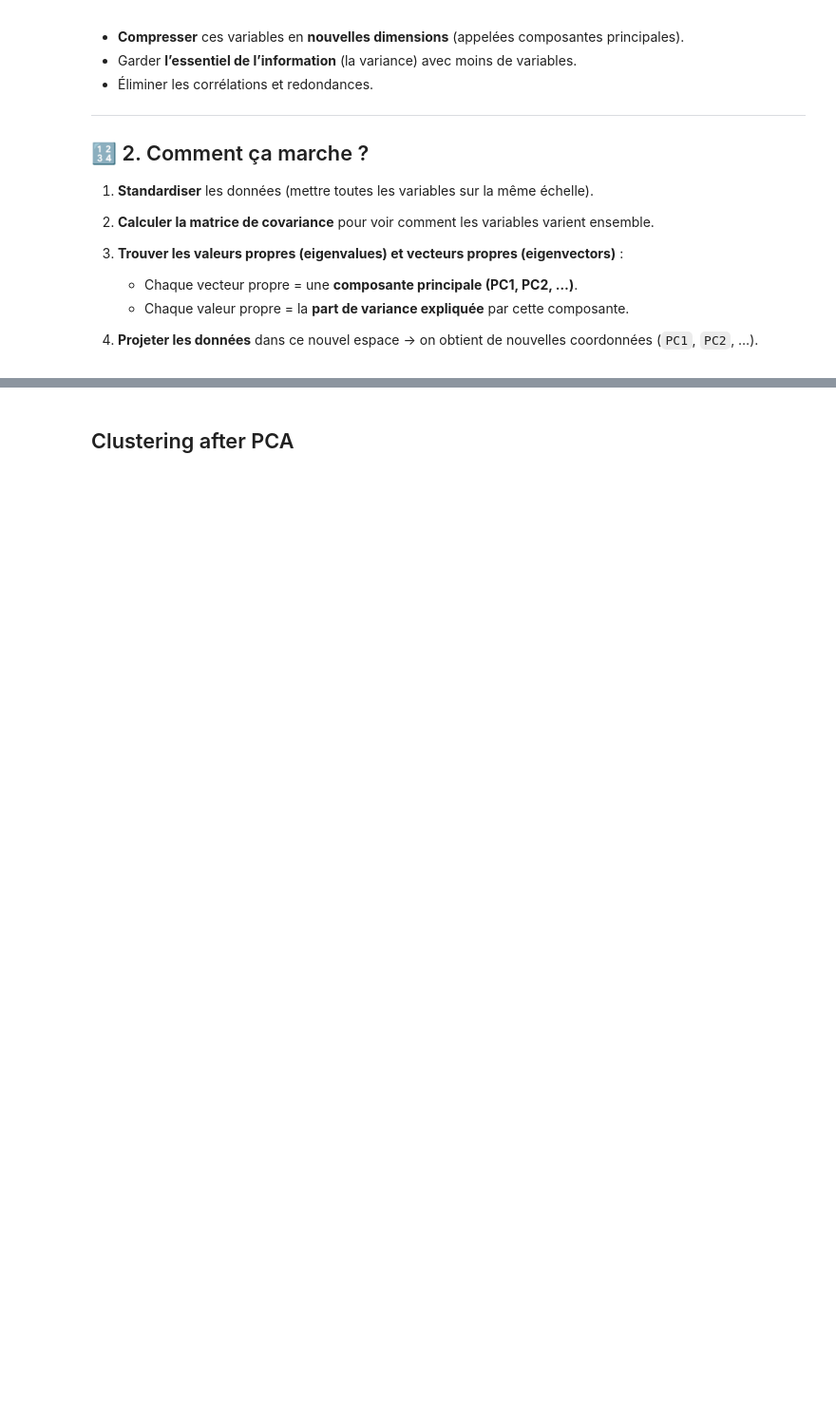
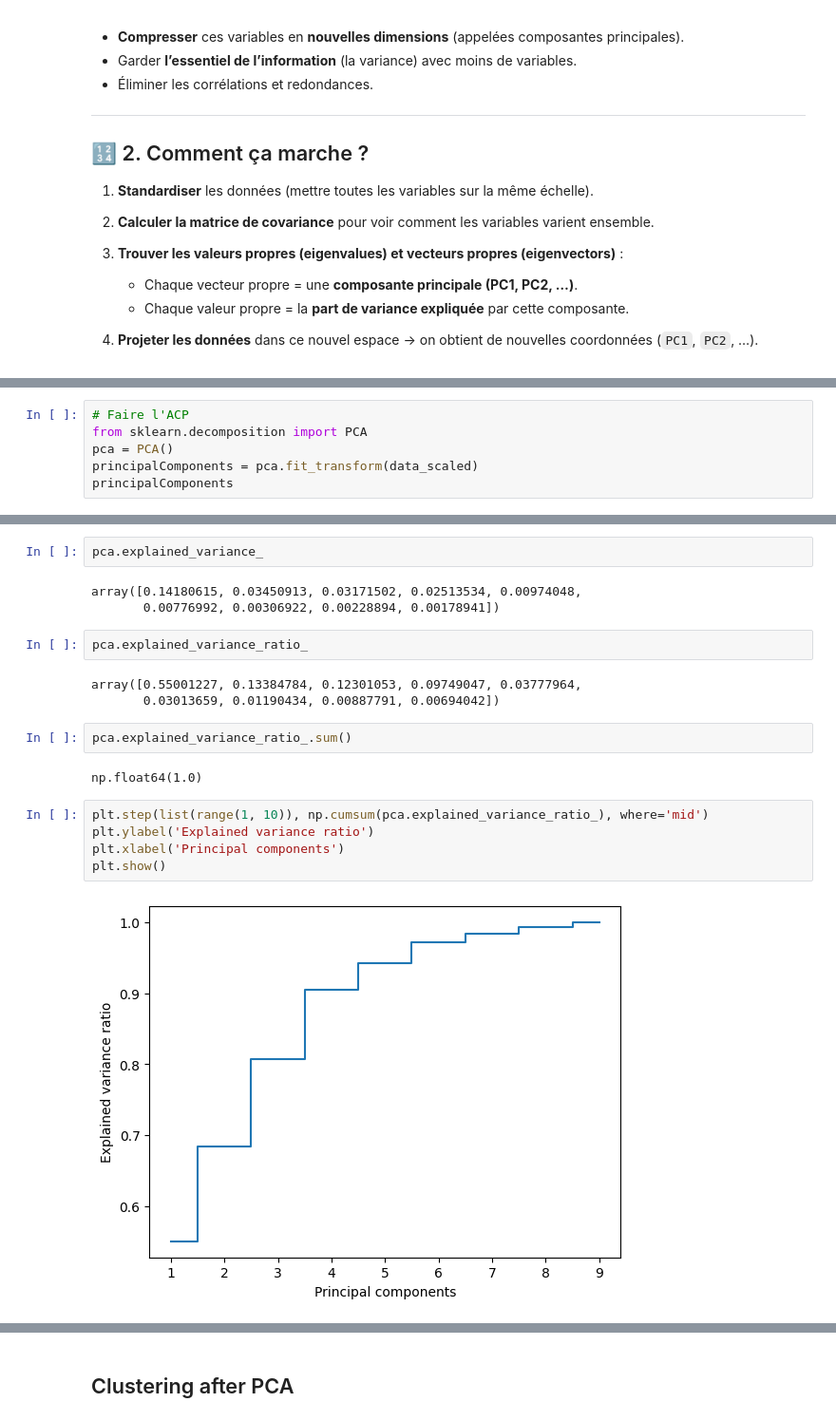
Before and after one commit to bidoscar/AFRICITIZEN-ACDS-Coding, a Jupyter notebook: Seance_8_Clustering_PCA/Seance_8_clustering_k_means_pca.ipynb, the cells around one changed output, grey strips where cells are left out. Shown at 95% size. Drawn from its saved outputs; the diff is of its cells as text; blank space fills up the shorter version.

```diff
--- a/Seance_8_Clustering_PCA/Seance_8_clustering_k_means_pca_apres_seance_mardi_23.ipynb
+++ b/Seance_8_Clustering_PCA/Seance_8_clustering_k_means_pca.ipynb
@@ -486,0 +494,6 @@ La PCA sert à :
+# %%
+# Faire l'ACP
+from sklearn.decomposition import PCA
+pca = PCA()
+principalComponents = pca.fit_transform(data_scaled)
+principalComponents
@@ -486,0 +528,21 @@ La PCA sert à :
+# %%
+pca.explained_variance_
+# %% [output]
+array([0.14180615, 0.03450913, 0.03171502, 0.02513534, 0.00974048,
+       0.00776992, 0.00306922, 0.00228894, 0.00178941])
+# %%
+pca.explained_variance_ratio_
+# %% [output]
+array([0.55001227, 0.13384784, 0.12301053, 0.09749047, 0.03777964,
+       0.03013659, 0.01190434, 0.00887791, 0.00694042])
+# %%
+pca.explained_variance_ratio_.sum()
+# %% [output]
+np.float64(1.0)
+# %%
+plt.step(list(range(1, 10)), np.cumsum(pca.explained_variance_ratio_), where='mid')
+plt.ylabel('Explained variance ratio')
+plt.xlabel('Principal components')
+plt.show()
+# %% [output]
+[figure, added]
```
Also changed, not shown: parts of 26 cells of this notebook, 1 other file.
